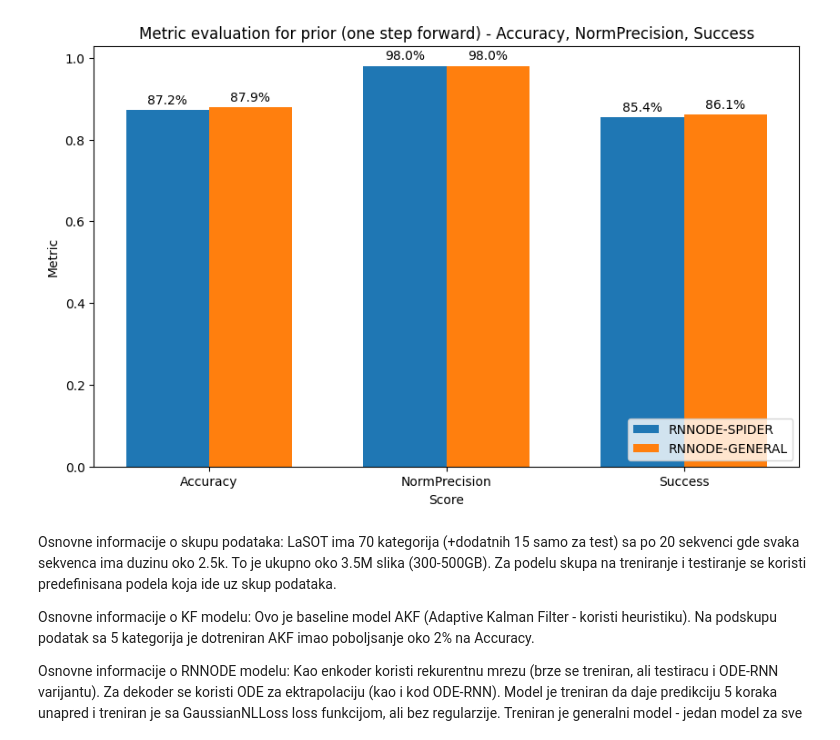
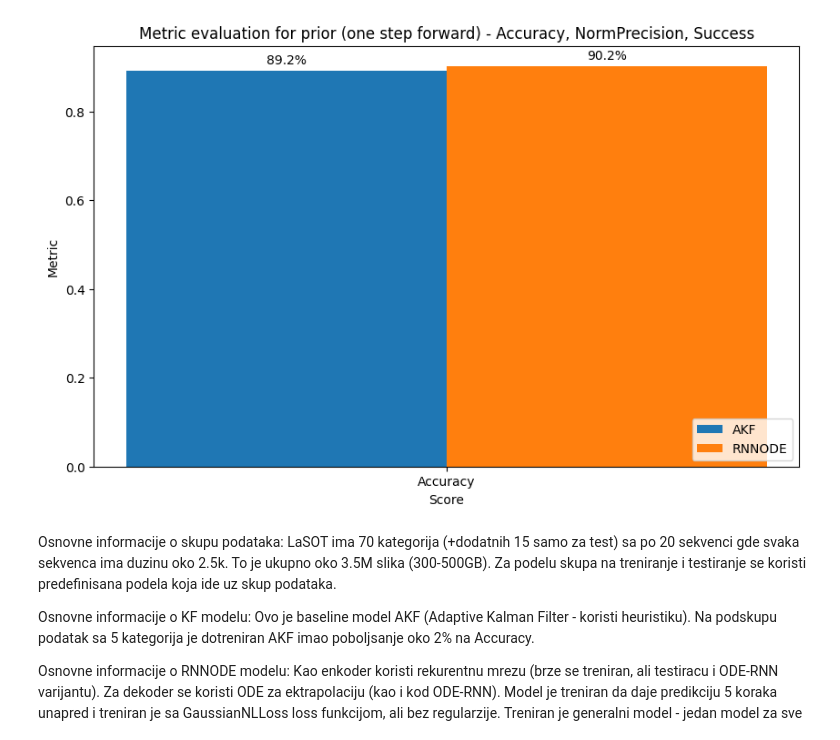
Before and after one commit to Robotmurlock/NODETracker, a Jupyter notebook: notebooks/model_comparison.ipynb, the cells around one changed output. Drawn from its saved outputs; the diff is of its cells as text; code cells hidden in the pictures.

```diff
--- a/notebooks/model_comparison.ipynb
+++ b/notebooks/model_comparison.ipynb
@@ -5,11 +5,11 @@ from typing import List, Optional
 import matplotlib.pyplot as plt
 import numpy as np
 # %%
-model1_path = '/Users/momiradzemovic/temp_data/rnnode_fixed_train_metrics-SPIDER.json'
-model1_name = 'RNNODE-SPIDER'
+model1_path = '/Users/momiradzemovic/temp_data/perfect-detector#end_to_end_akf.json'
+model1_name = 'AKF'
 
-model2_path = '/Users/momiradzemovic/temp_data/rnnode_fixed_train_metrics.json'
-model2_name = 'RNNODE-GENERAL'
+model2_path = '/Users/momiradzemovic/temp_data/RNNODE-lasot-exp25-128dim-no-occ-no-oov-jack-of-all-trades#perfect-detector#end_to_end_node.json'
+model2_name = 'RNNODE'
 
 with open(model1_path, 'r', encoding='utf-8') as f:
     model1_data = json.load(f)
@@ -18,7 +18,7 @@ with open(model2_path, 'r', encoding='utf-8') as f:
     model2_data = json.load(f)
 
 def extract_stats(data: dict) -> dict:
-    return data['categories']['spider']
+    return data['global']
 # %%
 def show_compare_global_metrics(
     m1_data: dict,
@@ -45,35 +45,35 @@ def show_compare_global_metrics(
     index = np.arange(len(metrics))
     bar_width = 0.35
 
     if ax is None:
         _, ax = plt.subplots(figsize=(10, 6))
     b1 = ax.bar(index, m1_prior, bar_width, label=m1_name)
     b2 = ax.bar(index+bar_width, m2_prior,bar_width, label=m2_name)
 
     for b in [b1, b2]:
         annotate_bars(b)
 
     ax.set_xlabel('Score')
     ax.set_ylabel('Metric')
     ax.set_title(title)
     ax.set_xticks(index + bar_width / 2)
     ax.set_xticklabels(metrics)
     ax.legend(loc='lower right')
 
 
 show_compare_global_metrics(
     m1_data=extract_stats(model1_data),
     m1_name=model1_name,
     m2_data=extract_stats(model2_data),
     m2_name=model2_name,
-    metrics=['Accuracy', 'NormPrecision', 'Success'],
+    metrics=['Accuracy'],
     metric_format='prior-{}-0',
     title='Metric evaluation for prior (one step forward) - Accuracy, NormPrecision, Success',
     percentage=True
 )
 plt.show()
 # %% [output]
-[figure, old version]
+[figure, new version]
 # %% [markdown]
 Osnovne informacije o skupu podataka: LaSOT ima 70 kategorija (+dodatnih 15 samo za test) sa po 20 sekvenci gde svaka sekvenca ima duzinu oko 2.5k. To je ukupno oko 3.5M slika (300-500GB). Za podelu skupa na treniranje i testiranje se koristi predefinisana podela koja ide uz skup podataka.
 
```
Also changed, not shown: parts of 9 cells of this notebook, 7 other files.
